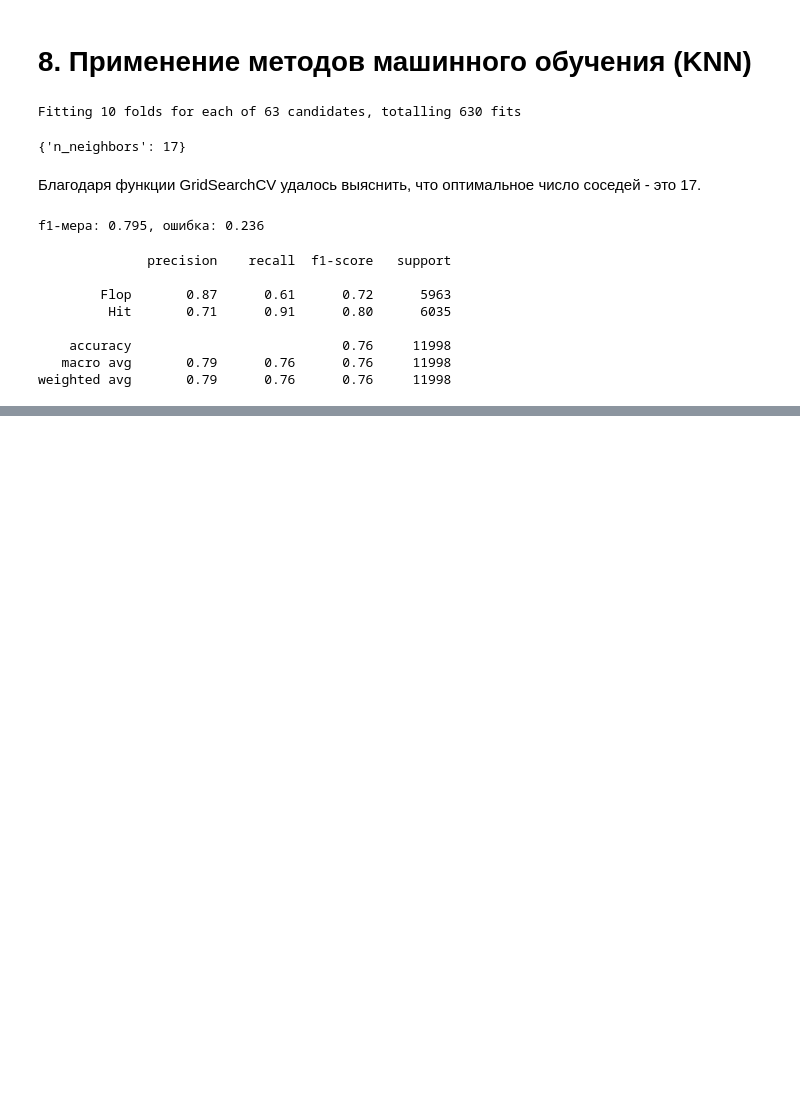
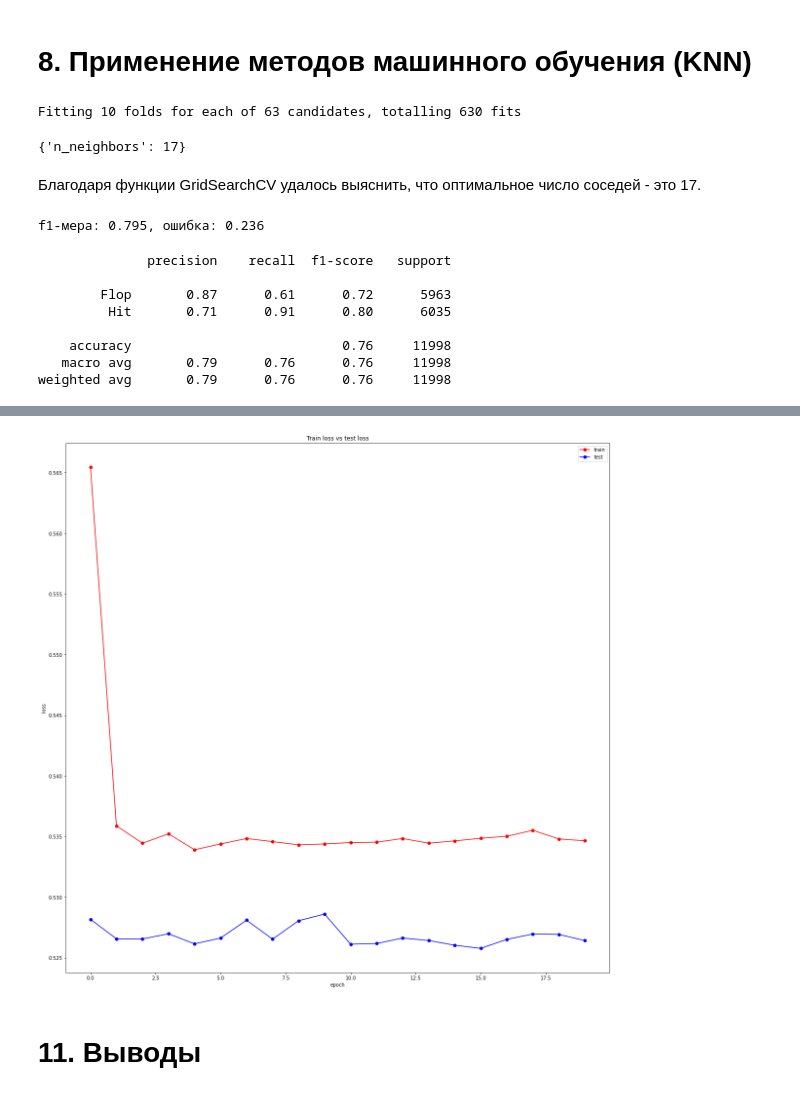
Before and after one commit to CosmonautComrad/Machine-Learning-course, a Jupyter notebook: Practice/homework1.ipynb, the cells around one changed output, grey strips where cells are left out. Cells and saved outputs as stored; diff of their text form; code cells hidden in the pictures; blank space fills up the shorter version.

```diff
--- a/Practice/homework1.ipynb
+++ b/Practice/homework1.ipynb
@@ -484,0 +573,23 @@ weighted avg       0.79      0.76      0.76     11998
+# %%
+class SimpleNet(nn.Module):
+
+    def __init__(self, num_classes=2):
+        super(SimpleNet, self).__init__()
+
+        self.linear1 = nn.Linear(21, 512)
+        self.linear2 = nn.Linear(512, num_classes)
+
+    def forward(self, x):
+        x = x.view(-1, 21)
+        x = self.linear1(x)
+        nn.LeakyReLU()
+
+        x = self.linear2(x)
+
+        return x
+
+device = torch.device('cuda' if torch.cuda.is_available() else 'cpu')
+simplenet = SimpleNet().to(device)
+optimizer = optim.Adam(simplenet.parameters(), lr=0.001)
+
+summary(simplenet, (1, 21))
@@ -484,0 +612,20 @@ weighted avg       0.79      0.76      0.76     11998
+# %%
+from torch.utils.data import Dataset
+from torch.utils.data import DataLoader
+class ShelterOutcomeDataset(Dataset):
+    def __init__(self, X, Y):
+        self.X = X.astype(np.float32)
+        self.y = Y
+
+    def __len__(self):
+        return len(self.y)
+
+    def __getitem__(self, idx):
+        return self.X[idx], self.y[idx]
+# %%
+train_dataset = ShelterOutcomeDataset(train_X, train_y)
+test_dataset = ShelterOutcomeDataset(test_X, test_y)
+# %%
+batch_size = 1000
+train_loader = DataLoader(train_dataset, batch_size=batch_size,shuffle=True)
+test_loader = DataLoader(test_dataset, batch_size=batch_size,shuffle=True)
@@ -484,0 +683,3 @@ weighted avg       0.79      0.76      0.76     11998
+# %%
+train(simplenet, optimizer, torch.nn.CrossEntropyLoss(), train_loader, test_loader, epochs=20, device=device)
+# %% [output]
@@ -484,0 +706,3 @@ weighted avg       0.79      0.76      0.76     11998
+[figure, added]
+# %% [markdown]
+# 11. Выводы
```
Also changed, not shown: parts of 27 cells of this notebook.
